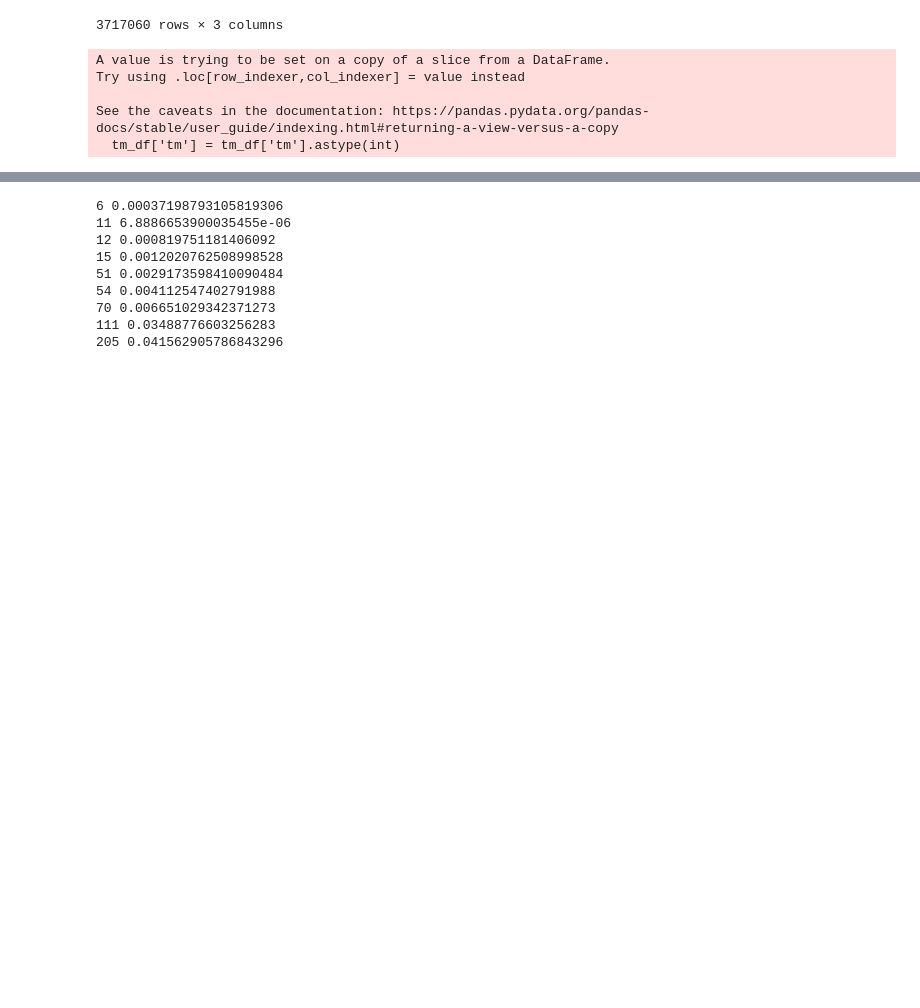
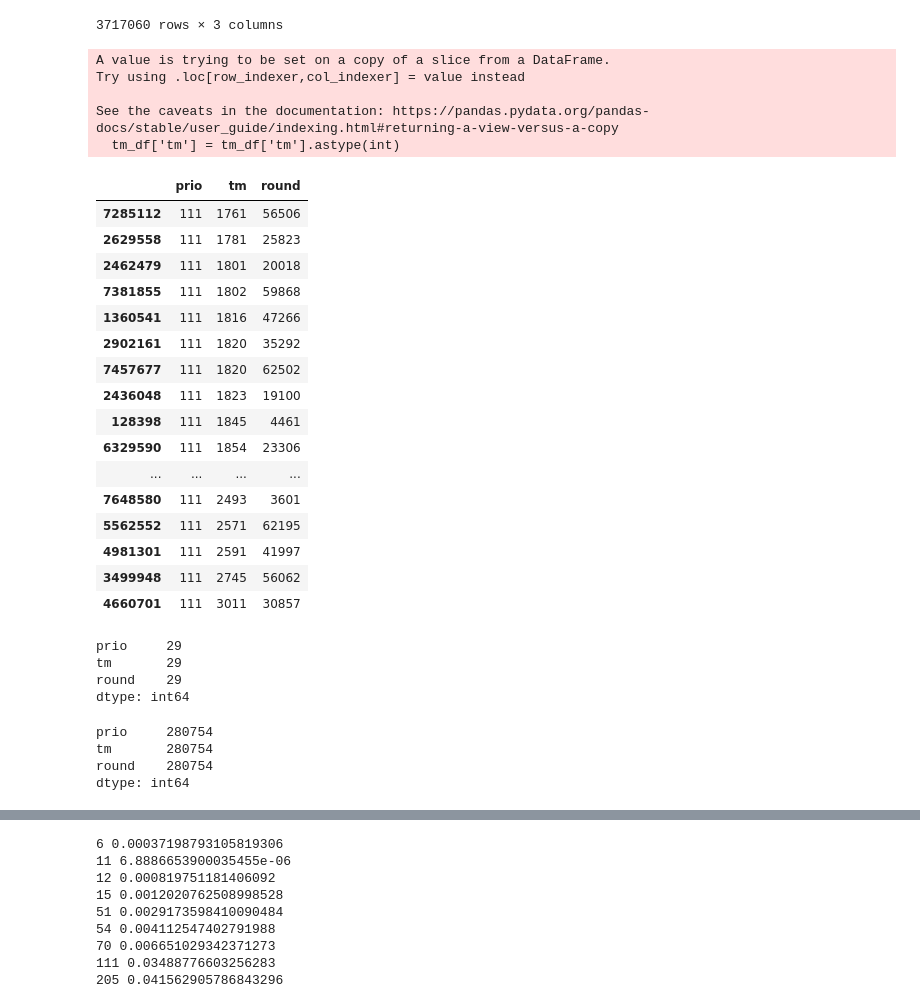
Before and after one commit to fyc1007261/ardupilot, a Jupyter notebook: case_study/observed_miss_rate.ipynb, the cells around one changed output, grey strips where cells are left out. Cells and saved outputs as stored; diff of their text form; code cells hidden in the pictures; blank space fills up the shorter version.

```diff
--- a/case_study/observed_miss_rate.ipynb
+++ b/case_study/observed_miss_rate.ipynb
@@ -56,6 +56,41 @@ Try using .loc[row_indexer,col_indexer] = value instead
 
 See the caveats in the documentation: https://pandas.pydata.org/pandas-docs/stable/user_guide/indexing.html#returning-a-view-versus-a-copy
   tm_df['tm'] = tm_df['tm'].astype(int)
+# %%
+tm_dfs[0][tm_dfs[0]['prio'] == 111].sort_values(by='tm').tail(30)
+# %% [output]
+|  | prio | tm | round |
+| 7285112 | 111 | 1761 | 56506 |
+| 2629558 | 111 | 1781 | 25823 |
+| 2462479 | 111 | 1801 | 20018 |
+| 7381855 | 111 | 1802 | 59868 |
+| 1360541 | 111 | 1816 | 47266 |
+| 2902161 | 111 | 1820 | 35292 |
+| 7457677 | 111 | 1820 | 62502 |
+| 2436048 | 111 | 1823 | 19100 |
+| 128398 | 111 | 1845 | 4461 |
+| 6329590 | 111 | 1854 | 23306 |
+| ... | ... | ... | ... |
+| 7648580 | 111 | 2493 | 3601 |
+| 5562552 | 111 | 2571 | 62195 |
+| 4981301 | 111 | 2591 | 41997 |
+| 3499948 | 111 | 2745 | 56062 |
+| 4660701 | 111 | 3011 | 30857 |
+# %%
+tmp = tm_dfs[0][tm_dfs[0]['prio'] == 111]
+tmp[tmp['tm'] > 1779.49].count()
+# %% [output]
+prio     29
+tm       29
+round    29
+dtype: int64
+# %%
+tmp.count()
+# %% [output]
+prio     280754
+tm       280754
+round    280754
+dtype: int64
 # %%
 # threshold = [535, 2063, 406, 541, 580, 495, 873, 524, 178, 716, 208, 449, 468, 534, 536, 1607, 1330, 1074, 354, 231, 477, 378, 542, 280, 146, 348, 378, 274, 251, 532, 720, 521, 151, 2, 513, 286, 72, 278, 276, 355, 455,312, 200, 826, 3593]
 periods = [2500, 20000, 2500, 20000, 5000, 2500, 2500, 20000, 100000, 20000, 20000, 50000, 20000, 100000, 100000, 100000, 100000, 2500, 2500, 142857, 100000, 100000, 20000, 100000, 2500, 100000, 20000, 20000, 100000, 100000, 100000, 333333, 1000000, 333333, 10000000, 20000, 2500, 10000000, 200000, 1000000, 100000, 20000, 20000, 20000, 2500, 1000000]
```
Also changed, not shown: parts of 8 cells of this notebook, 46 other files.
